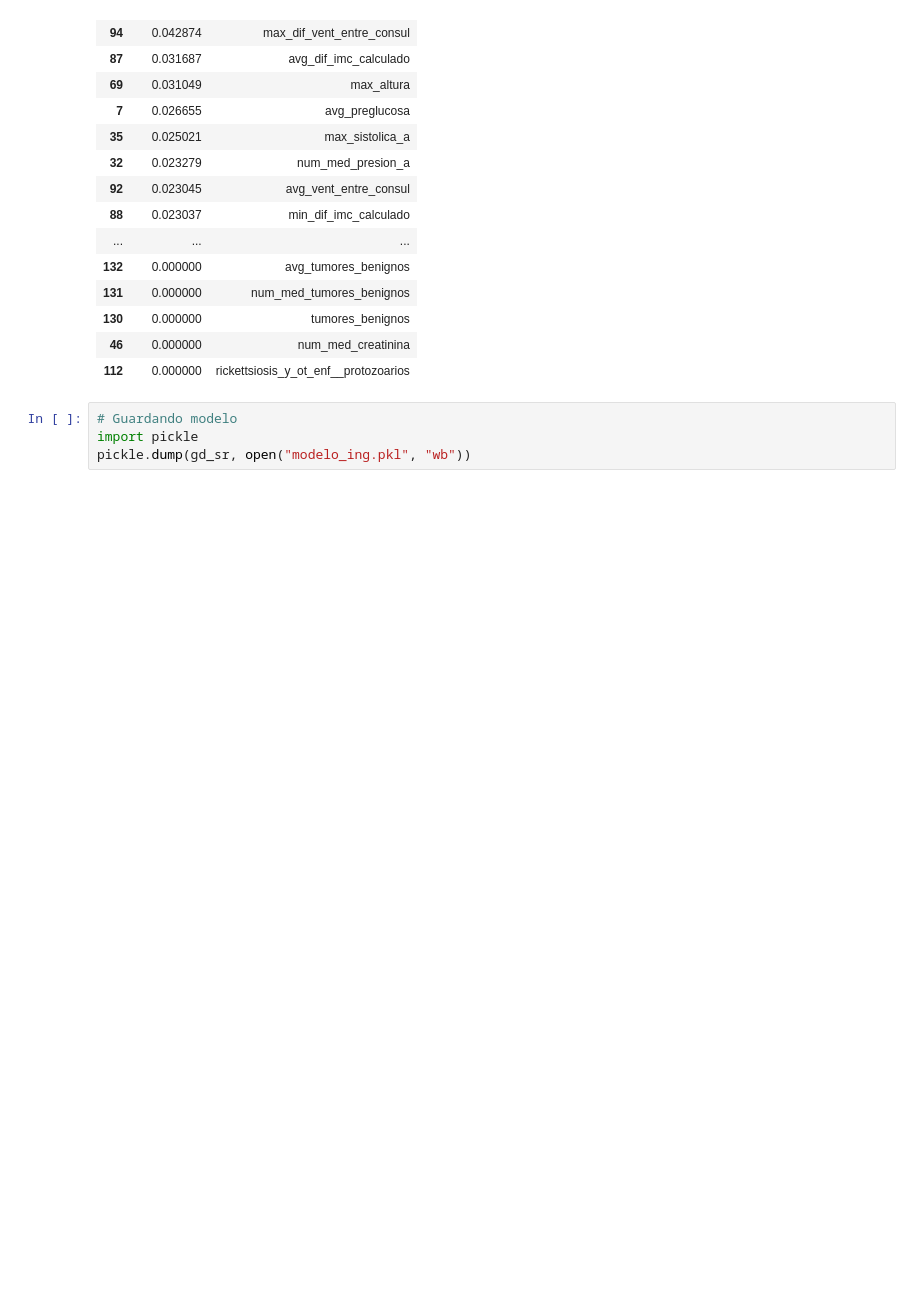
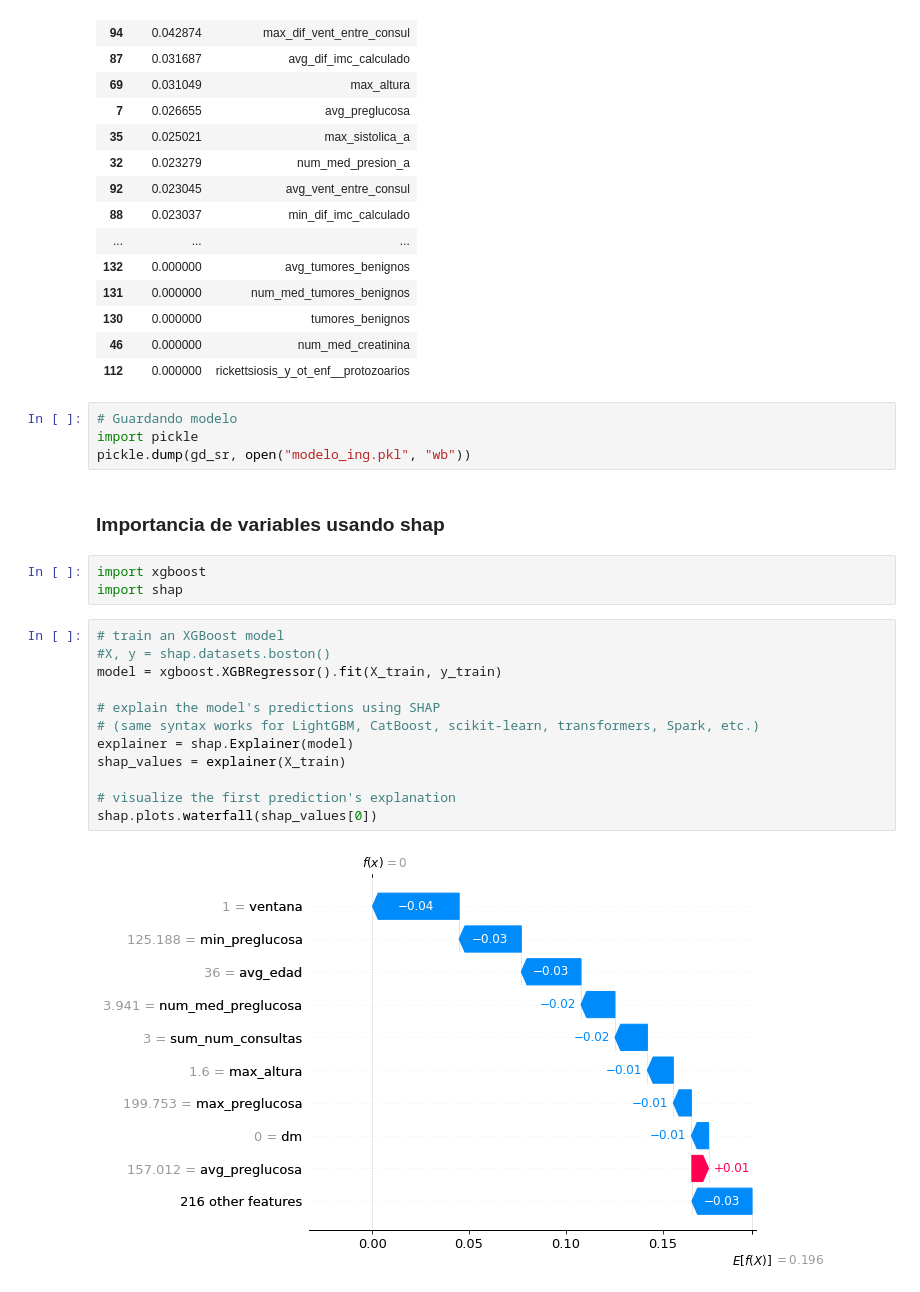
Before and after one commit to AideJGC/ProyectoDIABETIA_Estancia, a Jupyter notebook: notebooks/Feature_Selection.ipynb, the cells around one changed output. Cells and saved outputs as stored; diff of their text form; blank space fills up the shorter version.

Commit message:
Agregando importancia de variables usando  lalibrería shap

```diff
--- a/notebooks/Feature_Selection.ipynb
+++ b/notebooks/Feature_Selection.ipynb
@@ -821,3 +821,22 @@ importancias
 # Guardando modelo
 import pickle
 pickle.dump(gd_sr, open("modelo_ing.pkl", "wb"))
+# %% [markdown]
+### Importancia de variables usando shap
+# %%
+import xgboost
+import shap
+# %%
+# train an XGBoost model
+#X, y = shap.datasets.boston()
+model = xgboost.XGBRegressor().fit(X_train, y_train)
+
+# explain the model's predictions using SHAP
+# (same syntax works for LightGBM, CatBoost, scikit-learn, transformers, Spark, etc.)
+explainer = shap.Explainer(model)
+shap_values = explainer(X_train)
+
+# visualize the first prediction's explanation
+shap.plots.waterfall(shap_values[0])
+# %% [output]
+[figure, added]
```
Also changed, not shown: parts of 4 cells of this notebook.
